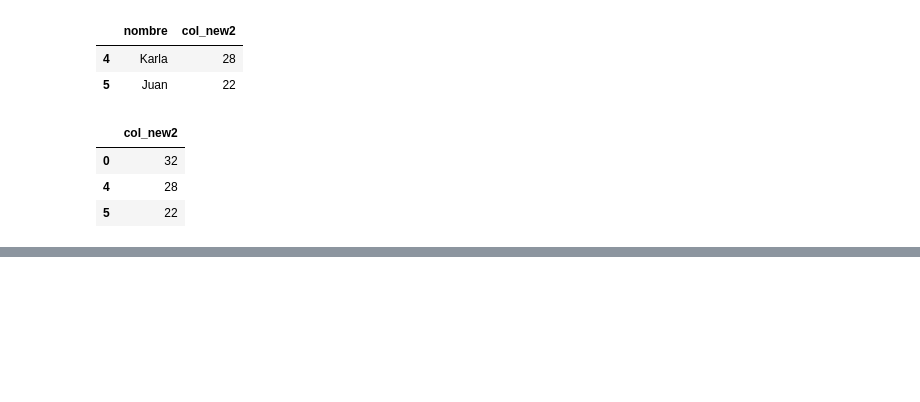
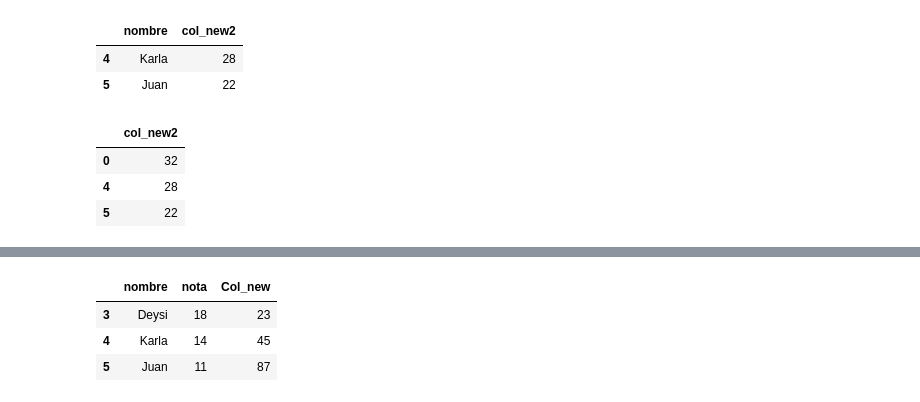
Before and after one commit to jfernandezp/EjemploDataScience, a Jupyter notebook: Clase1_DD2023.ipynb, the cells around one changed output, grey strips where cells are left out. Cells and saved outputs as stored; diff of their text form; code cells hidden in the pictures; blank space fills up the shorter version.

```diff
--- a/Clase1_DD2023.ipynb
+++ b/Clase1_DD2023.ipynb
@@ -108,0 +160,8 @@ df
+# %%
+df4 = pddf.iloc[[3,4,5], [0,1,2]]
+df4
+# %% [output]
+|  | nombre | nota | Col_new |
+| 3 | Deysi | 18 | 23 |
+| 4 | Karla | 14 | 45 |
+| 5 | Juan | 11 | 87 |
```
Also changed, not shown: parts of 15 cells of this notebook.
